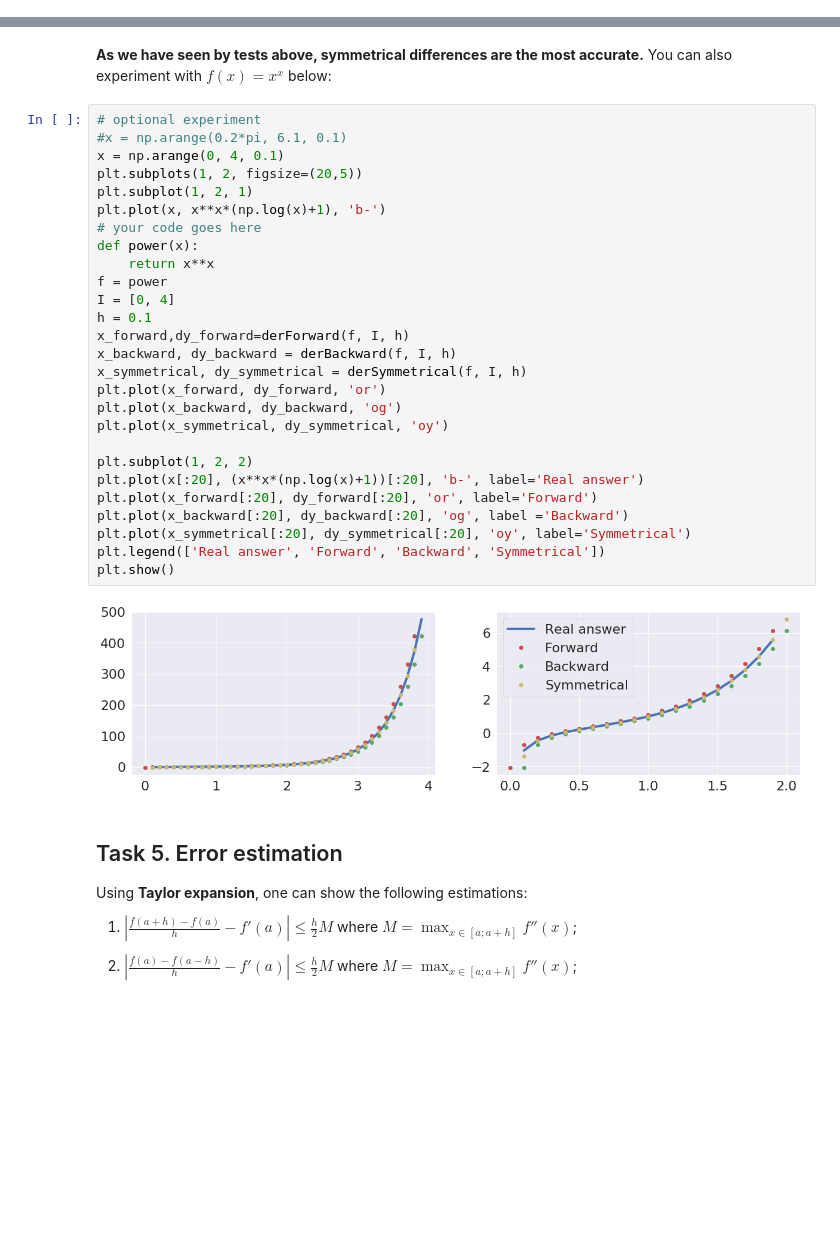
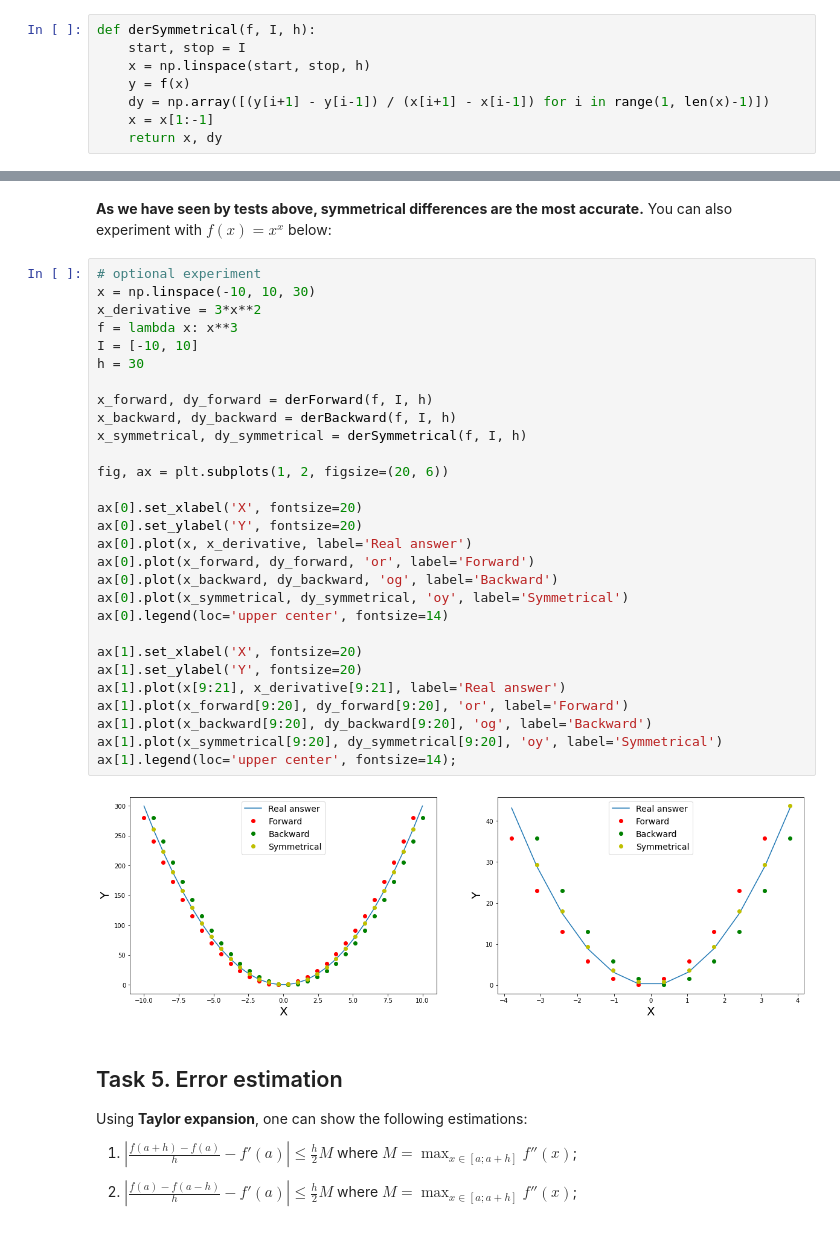
Before and after one commit to perfeus/math-for-ml, a Jupyter notebook: differentiation.ipynb, the cells around one changed output, grey strips where cells are left out. Cells and saved outputs as stored; diff of their text form; blank space fills up the shorter version.

```diff
--- a/differentiation.ipynb
+++ b/differentiation.ipynb
@@ -129,6 +129,14 @@ $$
 f'(a) \approx \frac{f(a+h)-f(a-h)}{2h}
 $$
 Despite the fact we lose two poins now, let us also implement this method (we compare them below):
+# %%
+def derSymmetrical(f, I, h):
+    start, stop = I
+    x = np.linspace(start, stop, h)
+    y = f(x)
+    dy = np.array([(y[i+1] - y[i-1]) / (x[i+1] - x[i-1]) for i in range(1, len(x)-1)])
+    x = x[1:-1]
+    return x, dy
 # %%
 # def derSymmetrical(f, I, h):
 #     # your code goes here
@@ -190,33 +208,35 @@ TypeError: 'float' object cannot be interpreted as an integer
 **As we have seen by tests above, symmetrical differences are the most accurate.** You can also experiment with $f(x)=x^x$ below:
 # %%
 # optional experiment
-#x = np.arange(0.2*pi, 6.1, 0.1)
-x = np.arange(0, 4, 0.1)
-plt.subplots(1, 2, figsize=(20,5))
-plt.subplot(1, 2, 1)
-plt.plot(x, x**x*(np.log(x)+1), 'b-')
-# your code goes here
-def power(x):
-    return x**x
-f = power
-I = [0, 4]
-h = 0.1
-x_forward,dy_forward=derForward(f, I, h)
+x = np.linspace(-10, 10, 30)
+x_derivative = 3*x**2
+f = lambda x: x**3
+I = [-10, 10]
+h = 30
+
+x_forward, dy_forward = derForward(f, I, h)
 x_backward, dy_backward = derBackward(f, I, h)
 x_symmetrical, dy_symmetrical = derSymmetrical(f, I, h)
-plt.plot(x_forward, dy_forward, 'or')
-plt.plot(x_backward, dy_backward, 'og')
-plt.plot(x_symmetrical, dy_symmetrical, 'oy')
 
-plt.subplot(1, 2, 2)
-plt.plot(x[:20], (x**x*(np.log(x)+1))[:20], 'b-', label='Real answer')
-plt.plot(x_forward[:20], dy_forward[:20], 'or', label='Forward')
-plt.plot(x_backward[:20], dy_backward[:20], 'og', label ='Backward')
-plt.plot(x_symmetrical[:20], dy_symmetrical[:20], 'oy', label='Symmetrical')
-plt.legend(['Real answer', 'Forward', 'Backward', 'Symmetrical'])
-plt.show()
+fig, ax = plt.subplots(1, 2, figsize=(20, 6))
+
+ax[0].set_xlabel('X', fontsize=20)
+ax[0].set_ylabel('Y', fontsize=20)
+ax[0].plot(x, x_derivative, label='Real answer')
+ax[0].plot(x_forward, dy_forward, 'or', label='Forward')
+ax[0].plot(x_backward, dy_backward, 'og', label='Backward')
+ax[0].plot(x_symmetrical, dy_symmetrical, 'oy', label='Symmetrical')
+ax[0].legend(loc='upper center', fontsize=14)
+
+ax[1].set_xlabel('X', fontsize=20)
+ax[1].set_ylabel('Y', fontsize=20)
+ax[1].plot(x[9:21], x_derivative[9:21], label='Real answer')
+ax[1].plot(x_forward[9:20], dy_forward[9:20], 'or', label='Forward')
+ax[1].plot(x_backward[9:20], dy_backward[9:20], 'og', label='Backward')
+ax[1].plot(x_symmetrical[9:20], dy_symmetrical[9:20], 'oy', label='Symmetrical')
+ax[1].legend(loc='upper center', fontsize=14);
 # %% [output]
-[figure, old version]
+[figure, new version]
 # %% [markdown]
 ## Task 5. Error estimation
 
```
Also changed, not shown: parts of 6 cells of this notebook.
